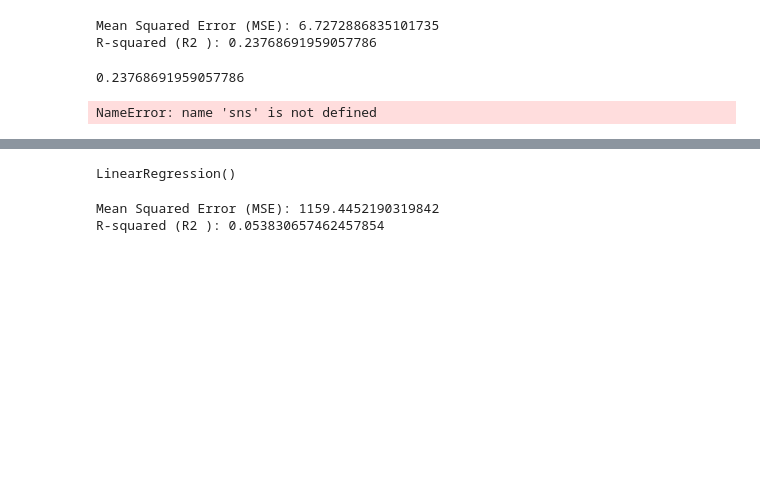
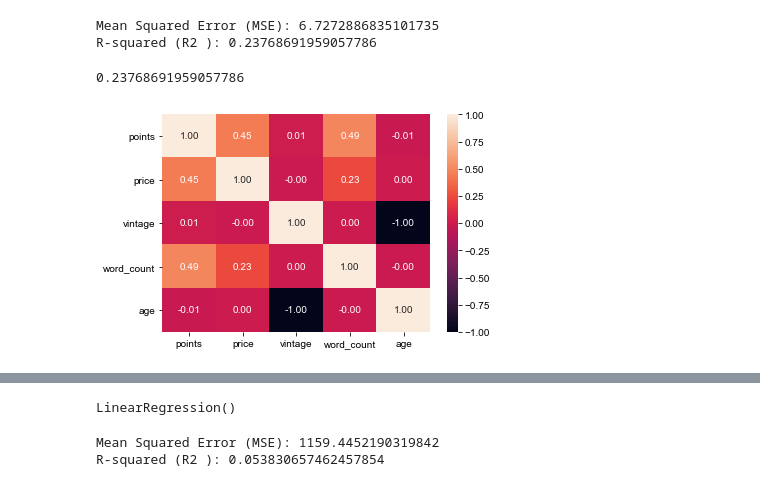
Before and after one commit to rahilanath/Final_Project, a Jupyter notebook: wine_cleaning.ipynb, the cells around one changed output, grey strips where cells are left out. Drawn from its saved outputs; the diff is of its cells as text; code cells hidden in the pictures; blank space fills up the shorter version.

```diff
--- a/wine_cleaning.ipynb
+++ b/wine_cleaning.ipynb
@@ -145,10 +162,10 @@ model.score(X_test, y_test)
 # %% [output]
 0.23768691959057786
 # %%
-heatmap = sns.heatmap(clean_wine.corr(), annot=True, fmt=".2f")
+heatmap = sns.heatmap(clean_wines.corr(), annot=True, fmt=".2f")
 sns.set(rc={'figure.figsize':(50, 30)})
 # %% [output]
-NameError: name 'sns' is not defined
+[figure, added]
 # %%
 X = clean_wines['word_count'].values.reshape(-1, 1)
 y = clean_wines['price'].values.reshape(-1, 1)
```
Also changed, not shown: parts of 5 cells of this notebook, 3 other files.
